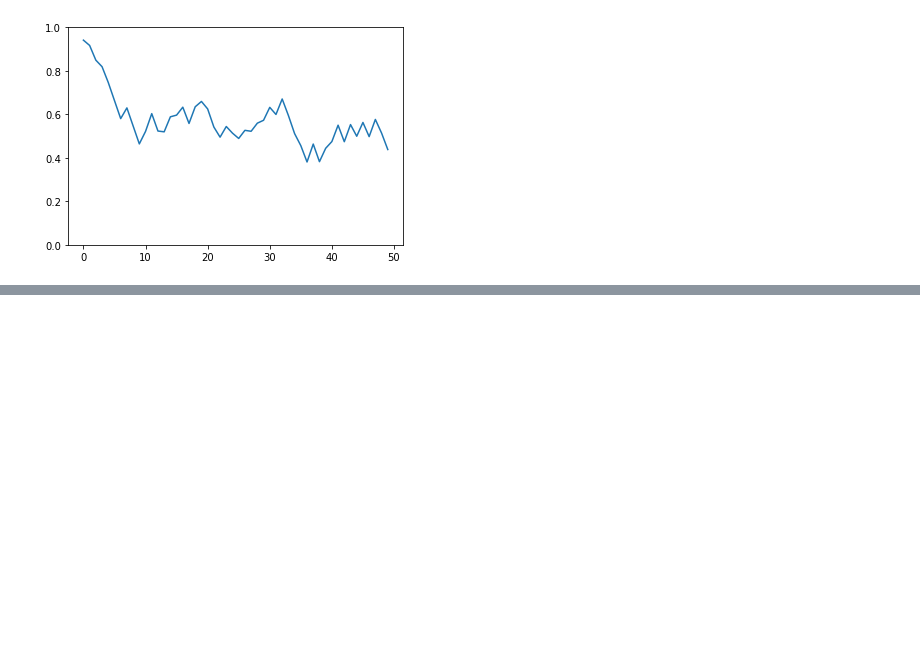
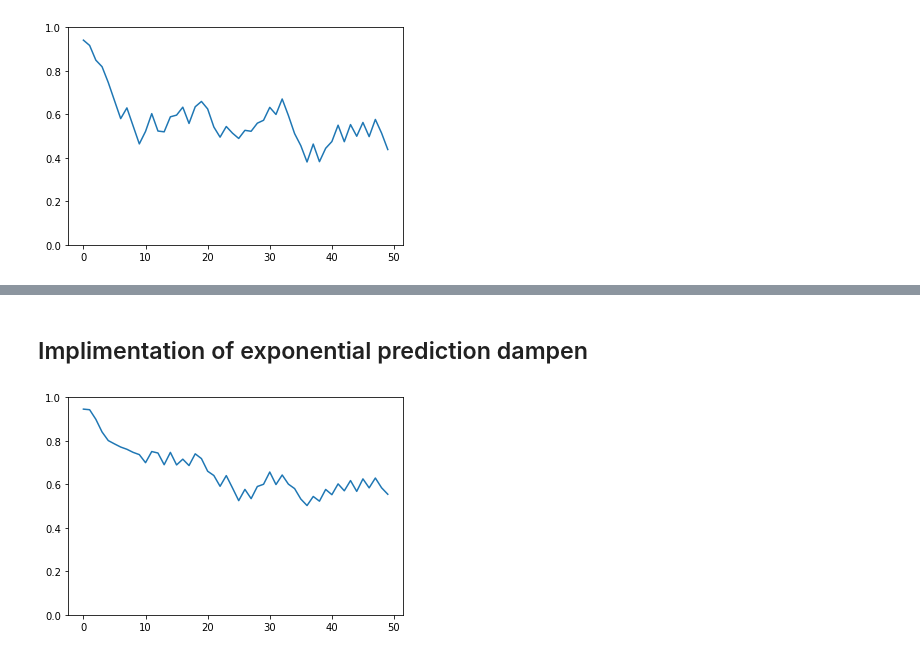
Before and after one commit to ZackAkil/robo-videographer-app, a Jupyter notebook: misc/Dampend prediction volitility.ipynb, the cells around one changed output, grey strips where cells are left out. Cells and saved outputs as stored; diff of their text form; code cells hidden in the pictures; blank space fills up the shorter version.

```diff
--- a/misc/Dampend prediction volitility.ipynb
+++ b/misc/Dampend prediction volitility.ipynb
@@ -46,0 +78,20 @@ plt.show()
+# %% [markdown]
+## Implimentation of exponential prediction dampen
+# %%
+smoothed = []
+prev = 1
+dampener_factor = 0.11
+
+for val in data:
+    residual =  (val - prev)
+    weight = 2**(-abs(residual/dampener_factor))
+    addition = weight * residual
+    next_val = prev + addition
+    smoothed.append(next_val)
+    prev = next_val
+
+plt.plot(smoothed)
+plt.ylim(0,1)
+plt.show()
+# %% [output]
+[figure, added]
```
Also changed, not shown: parts of 6 cells of this notebook.
